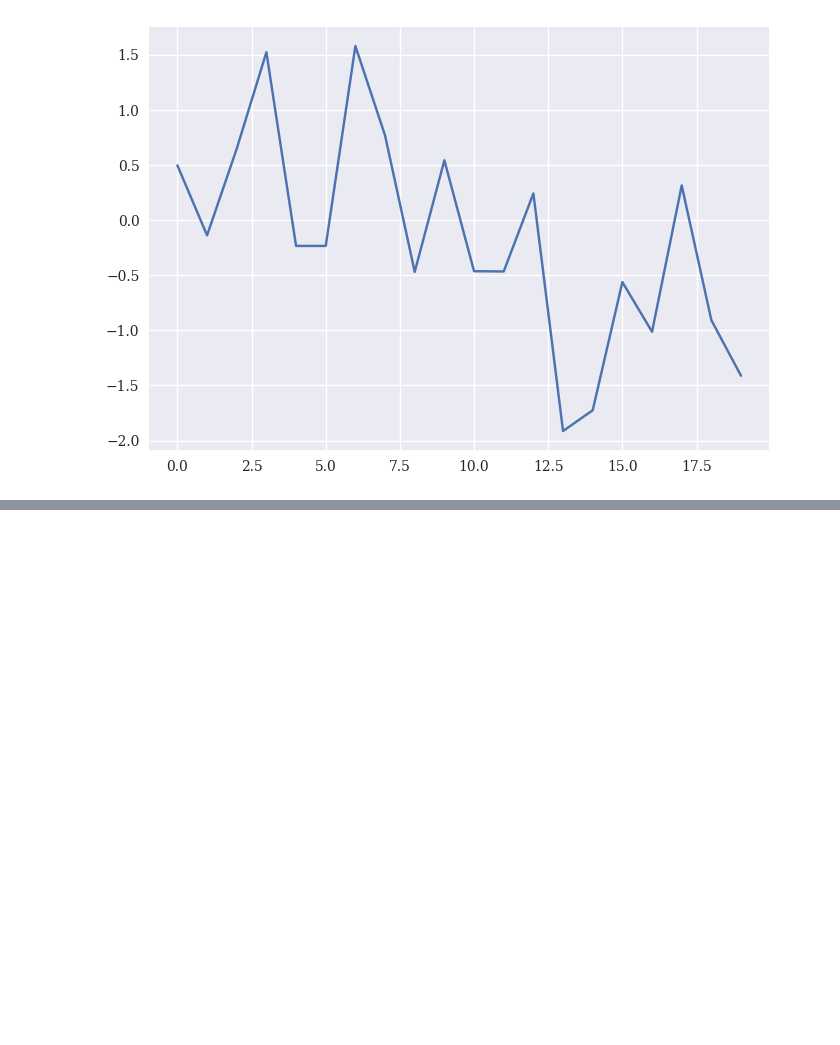
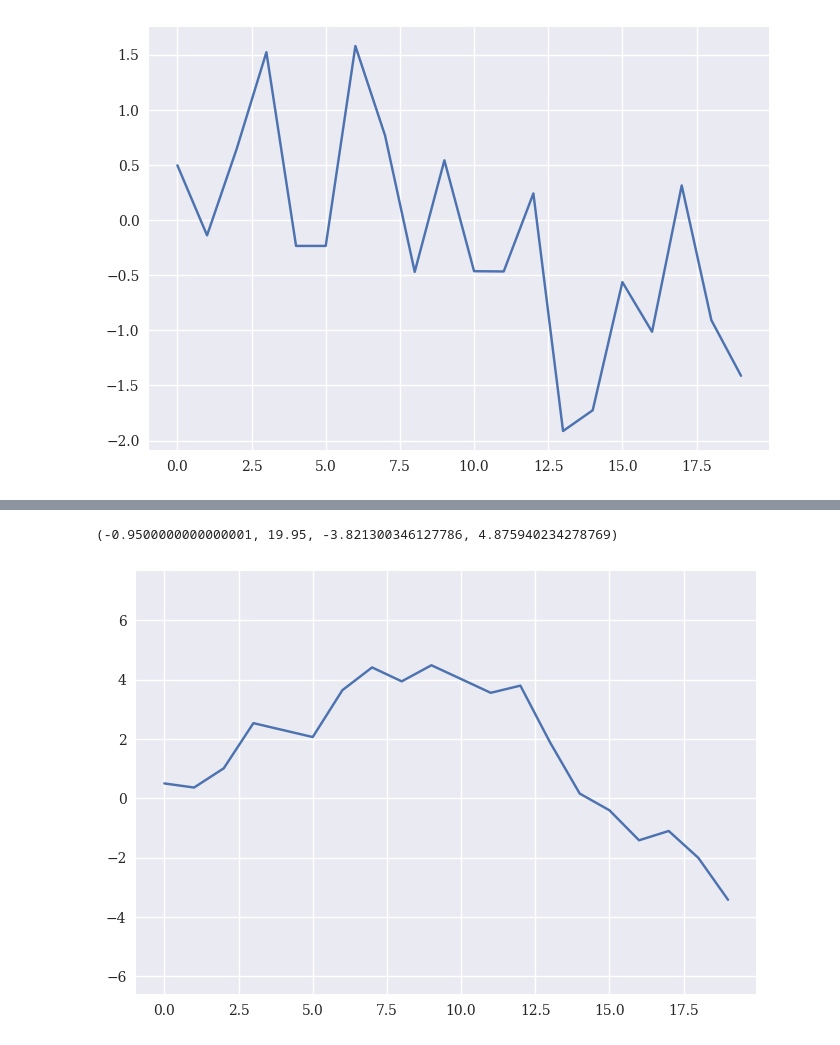
Before and after one commit to TwT-ABCI-Group/Coding-Fundamental, a Jupyter notebook: Ch4. Data Visualisation/notebook/Ch4. Data Visualisation.ipynb, the cells around one changed output, grey strips where cells are left out. Drawn from its saved outputs; the diff is of its cells as text; code cells hidden in the pictures; blank space fills up the shorter version.

```diff
--- a/Ch4. Data Visualisation/notebook/Ch4. Data Visualisation.ipynb
+++ b/Ch4. Data Visualisation/notebook/Ch4. Data Visualisation.ipynb
@@ -79,0 +136,6 @@ plt.plot(y)
+# %%
+plt.plot(y.cumsum())
+plt.axis('equal')
+# %% [output]
+(-0.9500000000000001, 19.95, -3.821300346127786, 4.875940234278769)
+[figure, added]
```
Also changed, not shown: parts of 28 cells of this notebook.
